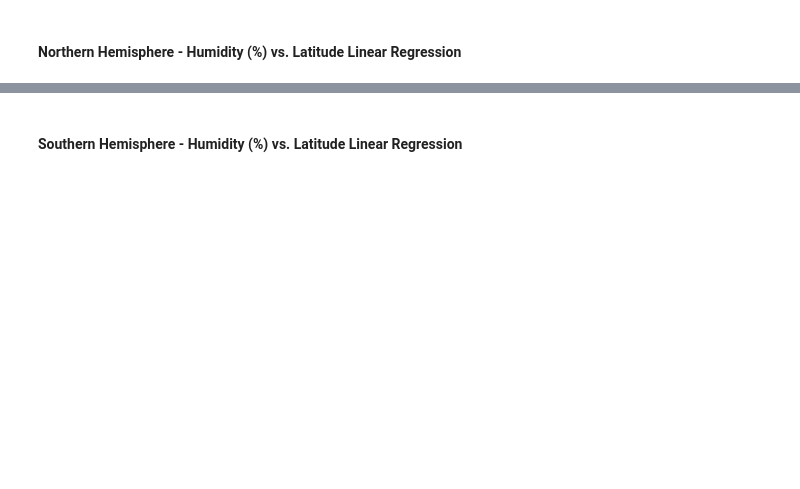
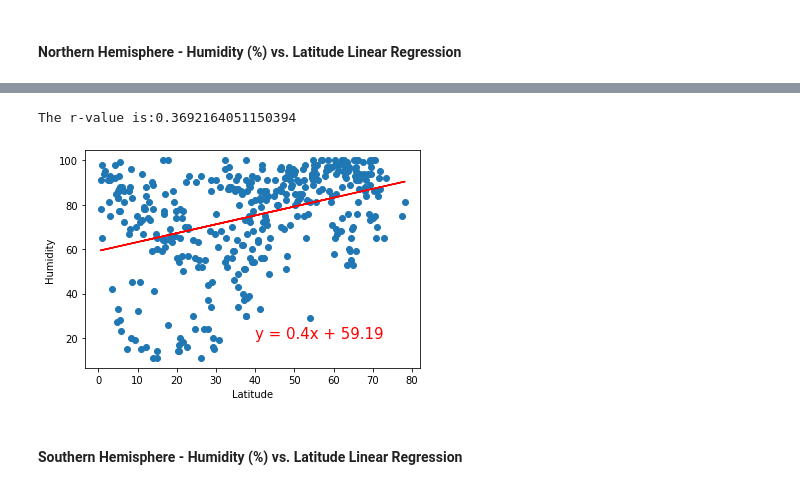
Before and after one commit to itanalytics/python-api-challenge, a Jupyter notebook: WeatherPy/WeatherPy.ipynb, the cells around one changed output, grey strips where cells are left out. Drawn from its saved outputs; the diff is of its cells as text; code cells hidden in the pictures; blank space fills up the shorter version.

```diff
--- a/WeatherPy/WeatherPy.ipynb
+++ b/WeatherPy/WeatherPy.ipynb
@@ -210,2 +228,11 @@ The r-value is: 0.000543987878808455
+# %%
+linearRegression(north_hemi_df['Lat'],north_hemi_df['Humidity'])
+plt.annotate(line_eq,(40,20),fontsize=15,color="red")
+plt.xlabel('Latitude')
+plt.ylabel('Humidity')
+plt.show()
+# %% [output]
+The r-value is:0.3692164051150394
+[figure, added]
 # %% [markdown]
 ####  Southern Hemisphere - Humidity (%) vs. Latitude Linear Regression
```
Also changed, not shown: parts of 17 cells of this notebook.
